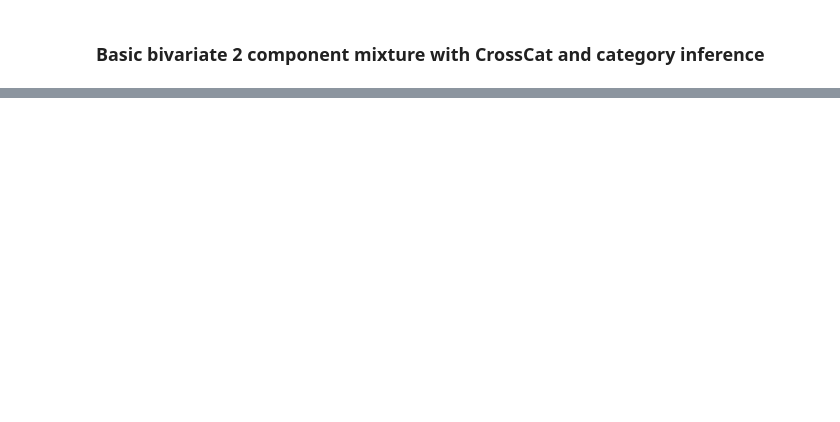
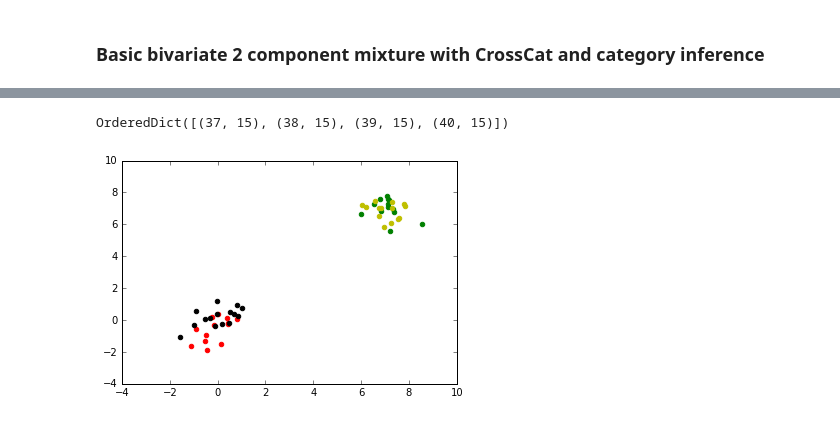
Before and after one commit to probcomp/cgpm2, a Jupyter notebook: notebooks/basic-inference-quality-flexible.ipynb, the cells around one changed output, grey strips where cells are left out. Drawn from its saved outputs; the diff is of its cells as text; code cells hidden in the pictures; blank space fills up the shorter version.

```diff
--- a/notebooks/basic-inference-quality-flexible.ipynb
+++ b/notebooks/basic-inference-quality-flexible.ipynb
@@ -227,0 +300,26 @@ for z, c in zip(zs, ['r','k','b','g']):
+# %%
+view = crosscat.cgpms[0]
+set_rowid_component(view, 0, None)
+set_rowid_component(view, 15, None)
+set_rowid_component(view, 30, None)
+set_rowid_component(view, 45, None)
+# %%
+for rowid in range(1,15):
+    set_rowid_component(view, rowid, 0)
+for rowid in range(16,30):
+    set_rowid_component(view, rowid, 15)
+for rowid in range(31,45):
+    set_rowid_component(view, rowid, 30)
+for rowid in range(46,60):
+    set_rowid_component(view, rowid, 45)
+# %%
+assignments = view.cgpm_row_divide.data
+counts = view.cgpm_row_divide.counts
+print counts
+fig, ax = plt.subplots()
+for cluster,color in zip(counts, ['r','k','g','y','b']):
+    rowids = [rowid for rowid, z in assignments.iteritems() if z == cluster]
+    ax.scatter(df.loc[rowids].x, df.loc[rowids].y, color=color)
+# %% [output]
+OrderedDict([(37, 15), (38, 15), (39, 15), (40, 15)])
+[figure, added]
```
Also changed, not shown: parts of 21 cells of this notebook, 1 other file.
